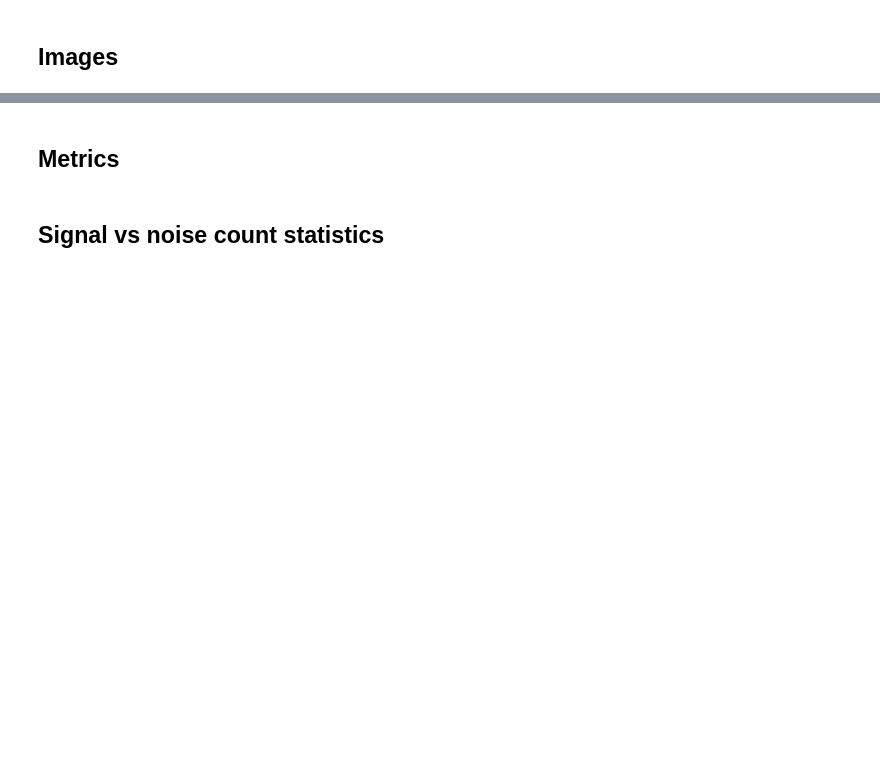
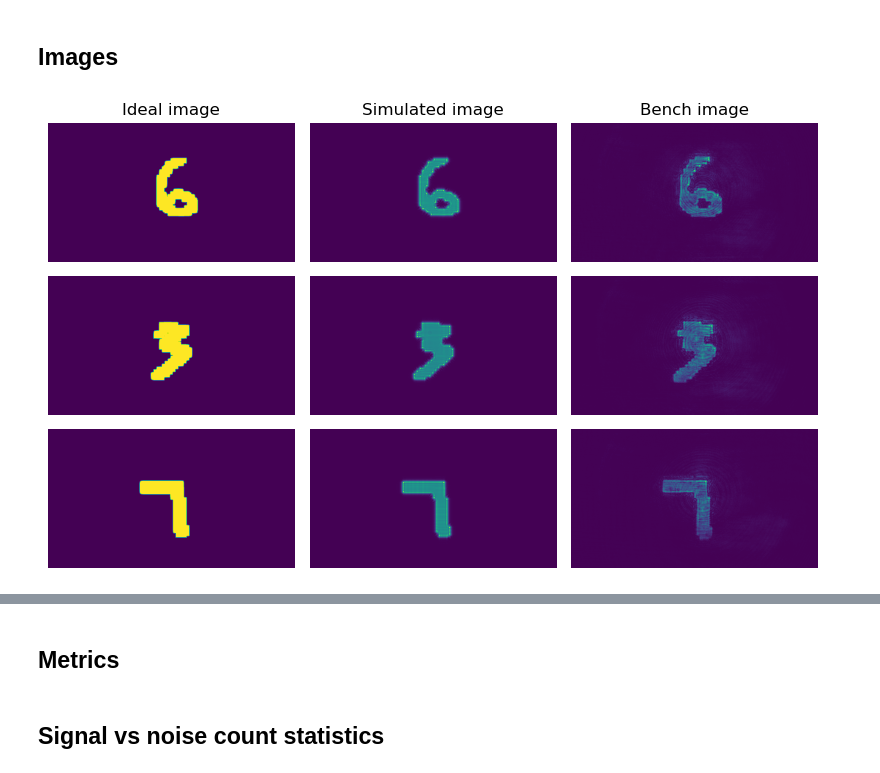
Before and after one commit to Kovaleski-Research-Lab/cooperative_optimization, a Jupyter notebook: src/notebooks/analyze_baseline_dataset.ipynb, the cells around one changed output, grey strips where cells are left out. Cells and saved outputs as stored; diff of their text form; code cells hidden in the pictures; blank space fills up the shorter version.

```diff
--- a/src/notebooks/analyze_baseline_dataset.ipynb
+++ b/src/notebooks/analyze_baseline_dataset.ipynb
@@ -71,28 +78,30 @@ ideal_images = []
 
 for i in indices:
     data = torch.load(files[i], weights_only=True)
-    simulation_images.append(data['sim_output'].squeeze())
+    simulation_images.append(data['sim_output'].squeeze().detach())
     bench_images.append(data['bench_image'].squeeze())
     ideal_images.append(data['resampled_sample'].squeeze())
-bench_images_normalized = [i / torch.max(i) for i in bench_images]
-simulation_images_normalized = [i / torch.max(i) for i in simulation_images]
+bench_images_normalized = [(i-torch.min(i)) / torch.max(i) for i in bench_images]
+simulation_images_normalized = [(i-torch.min(i)) / torch.max(i) for i in simulation_images]
 # %%
 fig, ax = plt.subplots(3,3,figsize=(8,5))
 
 for i in range(len(indices)):
-    ax[i][0].imshow(ideal_images[i], cmap='viridis', vmin=0, vmax=1)
-    ax[i][1].imshow(simulation_images[i], cmap='viridis', vmin=0, vmax=1)
-    ax[i][2].imshow(bench_images[i], cmap='viridis', vmin=0, vmax=1)
+    ax[i][0].imshow(ideal_images[i], cmap='viridis')
+    ax[i][1].imshow(simulation_images[i], cmap='viridis')
+    ax[i][2].imshow(bench_images[i], cmap='viridis')
 
 ax[0][0].set_title("Ideal image")
 ax[0][1].set_title("Simulated image")
 ax[0][2].set_title("Bench image")
 
 for a in ax.flatten():
     a.grid(False)
     a.axis(False)
 plt.tight_layout()
 fig.savefig(os.path.join(path_results, 'image_examples.pdf'))
+# %% [output]
+[figure, added]
 # %%
 fig, ax = plt.subplots(3,3,figsize=(8,5))
 
```
Also changed, not shown: parts of 6 cells of this notebook, 11 other files.
